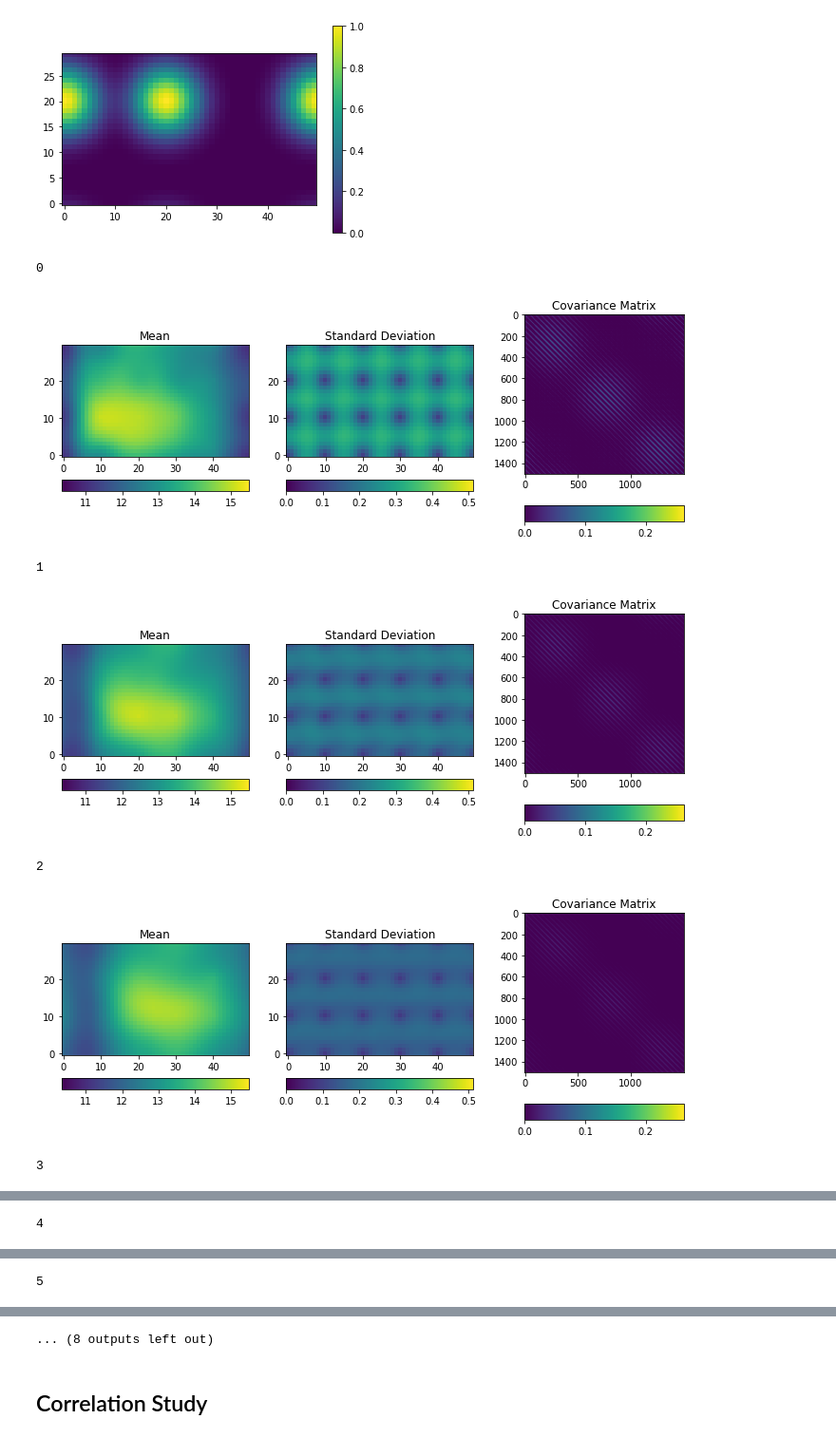
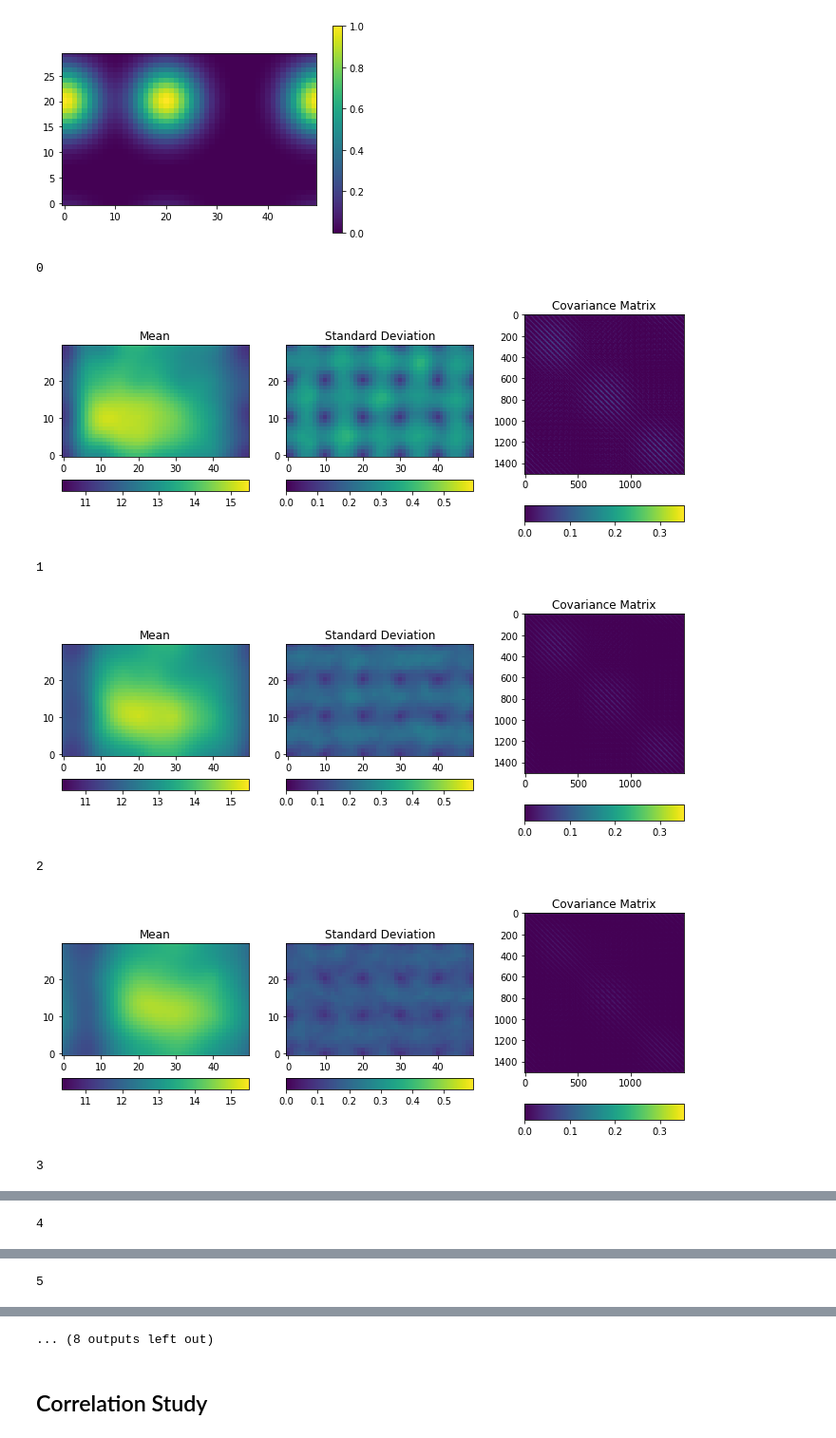
Before and after one commit to FlorianBeiser/advectionDiffusion, a Jupyter notebook: SLETKFiltering.ipynb, the cells around one changed output, grey strips where cells are left out. Shown at 95% size. Drawn from its saved outputs; the diff is of its cells as text; code cells hidden in the pictures.

```diff
--- a/SLETKFiltering.ipynb
+++ b/SLETKFiltering.ipynb
@@ -18,7 +18,7 @@ grid, simulator = Simulator.from_file(timestamp)
 
 The inital state is equipped with a Gaussian distribution specified by its mean and covariance.
 # %%
-statistics = Statistics.Statistics(simulator, N_e=5000)
+statistics = Statistics.Statistics(simulator, N_e=100, safe_history=True)
 # %%
 prior_args = Statistics.prior_args_from_file(timestamp)
 statistics.set_prior(prior_args)
@@ -78,16 +70,14 @@ ensemble_afterDA[0] = statistics.ensemble.ensemble
 # %%
 for t in range(observation.N_obs):
     print(t)
     statistics.propagate(25)
-    ensemble_beforeDA[t+1] = statistics.ensemble.ensemble
     sletkFilter.filter(statistics.ensemble.ensemble, observation.obses[t])
-    ensemble_afterDA[t+1]  = statistics.ensemble.ensemble
     statistics.plot()
 # %% [output]
 0
-[figure, old version]
+[figure, new version]
 1
-[figure, old version]
+[figure, new version]
 2
-[figure, old version]
+[figure, new version]
 3
```
Also changed, not shown: parts of 5 cells of this notebook, 3 other files.
